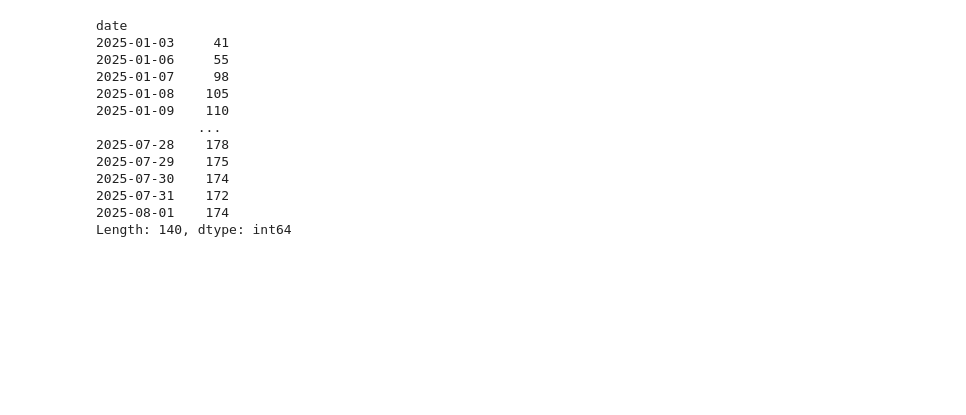
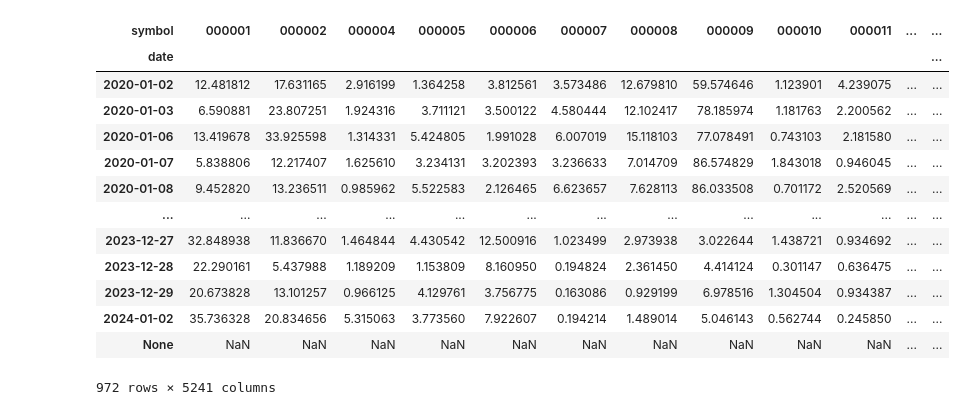
Before and after one commit to Russ4ever/chinese-wwm-roberta, a Jupyter notebook: notebooks/bt.ipynb, the cells around one changed output. Saved outputs shown, nothing was run; the diff lists cells and outputs as text; code cells hidden in the pictures; blank space fills up the shorter version.

```diff
--- a/notebooks/bt.ipynb
+++ b/notebooks/bt.ipynb
@@ -33,9 +33,9 @@ def test_factor(factor: pd.DataFrame,
 
     return F_res
 # %%
-df = pd.read_parquet("/home/intern_fjq_2026/Projects/chinese-wwm-roberta/artifacts/continuous_label_layer_probe/runs/static_fy0_csi300_2025h1_v1/dense_residual_test_exploration_v1/dense_factor_panel.parquet")
-result = df[
-    (df["method"] == "decay_20d_hl10") &
-    (df["layer"] == 11) &
-    (df["source_split"] == "test")
-][["trading_date", "symbol", "factor_value"]]
+df = pd.read_parquet("/home/intern_fjq_2026/Projects/chinese-wwm-roberta/artifacts/gubapost_baseline/gubapost_stockday_mean_2020_2021_2022_2023.parquet")
+# result = df[
+#     (df["method"] == "decay_20d_hl10") &
+#     (df["layer"] == 11) &
+#     (df["source_split"] == "test")
+# ][["trading_date", "symbol", "factor_value"]]
@@ -57,0 +42,3 @@ result
+# %%
+df["sum"] = df["sentiment_mean"] * df["n_posts"]
+df
@@ -58,23 +59,26 @@ result
 # %%
-factor_wide = result.set_index(['trading_date', 'symbol'])['factor_value'].unstack()
+factor_wide = df.set_index(['available_date', 'symbol'])['sum'].unstack()
 factor_wide.index.name = 'date'
-# %%
-counts = ((factor_wide != 0) & factor_wide.notna()).sum(axis=1)
-counts
-# %% [output]
-date
-2025-01-03     41
-2025-01-06     55
-2025-01-07     98
-2025-01-08    105
-2025-01-09    110
-             ...
-2025-07-28    178
-2025-07-29    175
-2025-07-30    174
-2025-07-31    172
-2025-08-01    174
-Length: 140, dtype: int64
+# %%
+# 只保留沪深A股：0/3开头(深) + 6开头(沪)，去掉4/8开头(北交所/新三板)
+factor_wide = factor_wide[[c for c in factor_wide.columns if str(c)[0] in '036']]
+# %%
+factor_wide
+# %% [output]
+| symbol | 000001 | 000002 | 000004 | 000005 | 000006 | 000007 | 000008 | 000009 | 000010 | 000011 | ... | ... |
+| date |  |  |  |  |  |  |  |  |  |  |  | ... |
+| 2020-01-02 | 12.481812 | 17.631165 | 2.916199 | 1.364258 | 3.812561 | 3.573486 | 12.679810 | 59.574646 | 1.123901 | 4.239075 | ... | ... |
+| 2020-01-03 | 6.590881 | 23.807251 | 1.924316 | 3.711121 | 3.500122 | 4.580444 | 12.102417 | 78.185974 | 1.181763 | 2.200562 | ... | ... |
+| 2020-01-06 | 13.419678 | 33.925598 | 1.314331 | 5.424805 | 1.991028 | 6.007019 | 15.118103 | 77.078491 | 0.743103 | 2.181580 | ... | ... |
+| 2020-01-07 | 5.838806 | 12.217407 | 1.625610 | 3.234131 | 3.202393 | 3.236633 | 7.014709 | 86.574829 | 1.843018 | 0.946045 | ... | ... |
+| 2020-01-08 | 9.452820 | 13.236511 | 0.985962 | 5.522583 | 2.126465 | 6.623657 | 7.628113 | 86.033508 | 0.701172 | 2.520569 | ... | ... |
+| ... | ... | ... | ... | ... | ... | ... | ... | ... | ... | ... | ... | ... |
+| 2023-12-27 | 32.848938 | 11.836670 | 1.464844 | 4.430542 | 12.500916 | 1.023499 | 2.973938 | 3.022644 | 1.438721 | 0.934692 | ... | ... |
+| 2023-12-28 | 22.290161 | 5.437988 | 1.189209 | 1.153809 | 8.160950 | 0.194824 | 2.361450 | 4.414124 | 0.301147 | 0.636475 | ... | ... |
+| 2023-12-29 | 20.673828 | 13.101257 | 0.966125 | 4.129761 | 3.756775 | 0.163086 | 0.929199 | 6.978516 | 1.304504 | 0.934387 | ... | ... |
+| 2024-01-02 | 35.736328 | 20.834656 | 5.315063 | 3.773560 | 7.922607 | 0.194214 | 1.489014 | 5.046143 | 0.562744 | 0.245850 | ... | ... |
+| None | NaN | NaN | NaN | NaN | NaN | NaN | NaN | NaN | NaN | NaN | ... | ... |
+972 rows × 5241 columns
 # %%
 import pandas as pd
 
```
Also changed, not shown: parts of 6 cells of this notebook, 8 other files.
